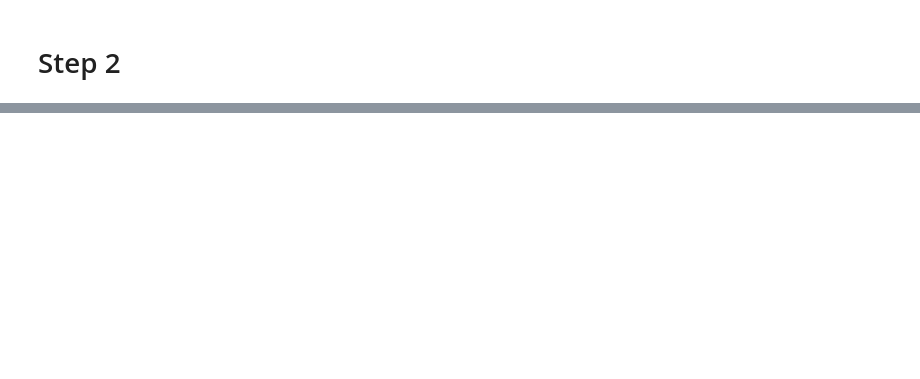
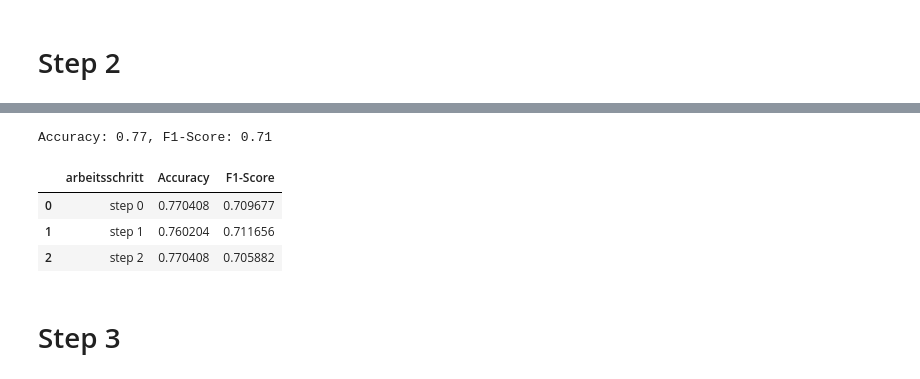
Before and after one commit to john2408/project_intro_ai, a Jupyter notebook: notebooks/Andreas/Andreas Steps.ipynb, the cells around one changed output, grey strips where cells are left out. Drawn from its saved outputs; the diff is of its cells as text; code cells hidden in the pictures; blank space fills up the shorter version.

```diff
--- a/notebooks/Andreas/Andreas Steps.ipynb
+++ b/notebooks/Andreas/Andreas Steps.ipynb
@@ -352,3 +387,32 @@ synchronisation                  0
 user_of_latest_model             0
 days_since_latest_update         0
 dtype: int64
+# %%
+import pandas as pd
+from sklearn.impute import KNNImputer
+from sklearn.preprocessing import LabelEncoder
+
+# 1. Kategorische Spalten in numerische Werte umwandeln
+label_encoders = {}  # Dictionary, um die LabelEncoder zu speichern
+
+for col in categorical:
+    if df_step2[col].dtype == 'object':  # Überprüfen, ob es sich um eine kategorische Spalte handelt
+        encoder = LabelEncoder()
+        df_step2[col] = encoder.fit_transform(df_step2[col].fillna('Missing'))  # Umwandlung und fehlende Werte ersetzen
+        label_encoders[col] = encoder  # Speichern des Encoders
+
+# 2. KNN-Imputation auf den numerischen Werten anwenden
+imputer = KNNImputer(n_neighbors=2)  # Anzahl der Nachbarn (k) einstellen
+df_imputed_categorical = pd.DataFrame(imputer.fit_transform(df_step2[categorical]), columns=categorical)
+
+# 3. Imputierte Werte zurück in kategorische Werte umwandeln
+for col, encoder in label_encoders.items():
+    df_imputed_categorical[col] = encoder.inverse_transform(df_imputed_categorical[col].round().astype(int))  # Rückumwandlung
+
+# Ausgabe des imputierten DataFrames
+df_imputed_categorical
+
+df_imputed_categorical.index = df_step2.index # adapt index of new dataframe to index of original dataframe
+df_step2[categorical] = df_imputed_categorical # replace numeric columns in original dataframe with imputed values
+
+print(df_step2.isnull().sum()) # check if all missing values in numeric columns were imputed
@@ -354,0 +437,11 @@ dtype: int64
+# %%
+run_logistic_regression(df_step2, 'step 2')
+df_score
+# %% [output]
+Accuracy: 0.77, F1-Score: 0.71
+|  | arbeitsschritt | Accuracy | F1-Score |
+| 0 | step 0 | 0.770408 | 0.709677 |
+| 1 | step 1 | 0.760204 | 0.711656 |
+| 2 | step 2 | 0.770408 | 0.705882 |
+# %% [markdown]
+# Step 3
```
Also changed, not shown: parts of 20 cells of this notebook, 1 other file.
